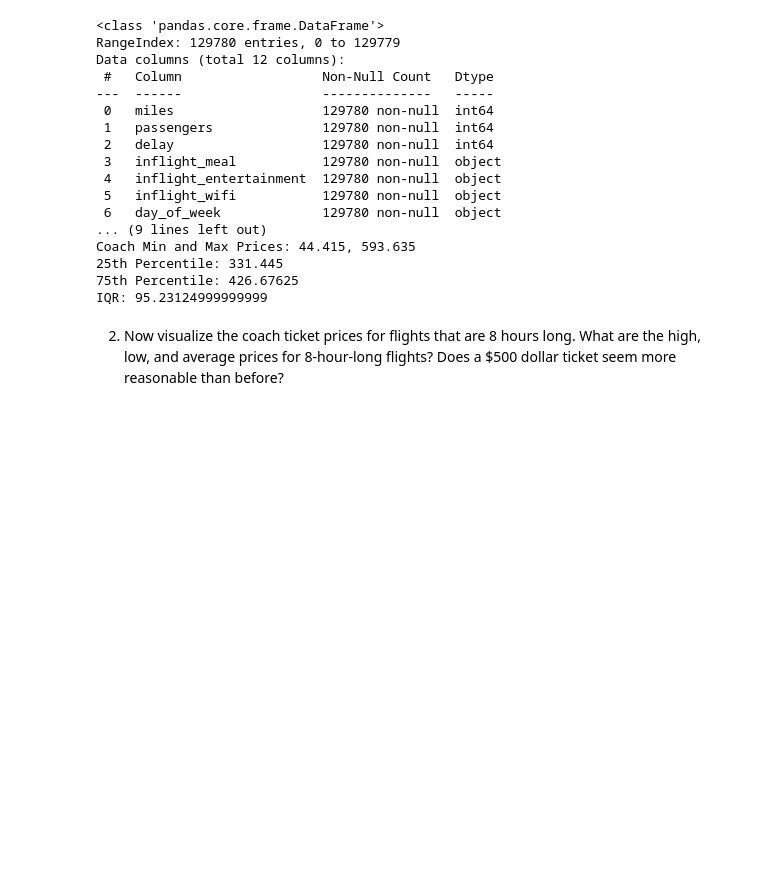
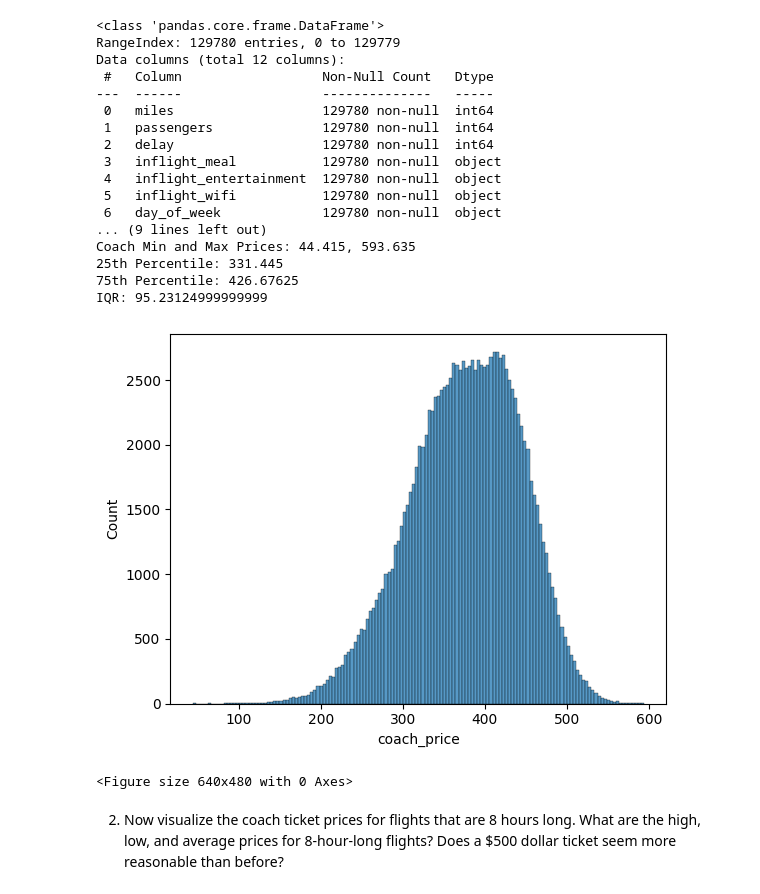
Before and after one commit to harryw1/cuddly-tribble, a Jupyter notebook: data-science-ml/coursework/jupyter/05_airlines/project.ipynb, the cells around one changed output. Saved outputs shown, nothing was run; the diff lists cells and outputs as text; code cells hidden in the pictures; blank space fills up the shorter version.

```diff
--- a/data-science-ml/coursework/jupyter/05_airlines/project.ipynb
+++ b/data-science-ml/coursework/jupyter/05_airlines/project.ipynb
@@ -74,7 +74,11 @@ Coach Min and Max Prices: 44.415, 593.635
 75th Percentile: 426.67625
 IQR: 95.23124999999999
 # %%
-plt.plot(x=flight["coach_price"], data=flight)
+sns.histplot(flight.coach_price)
 plt.show()
+plt.clf()
+# %% [output]
+[figure, added]
+<Figure size 640x480 with 0 Axes>
 # %% [markdown]
 2. Now visualize the coach ticket prices for flights that are 8 hours long. What are the high, low, and average prices for 8-hour-long flights? Does a $500 dollar ticket seem more reasonable than before?
```
Also changed, not shown: parts of 8 cells of this notebook.
